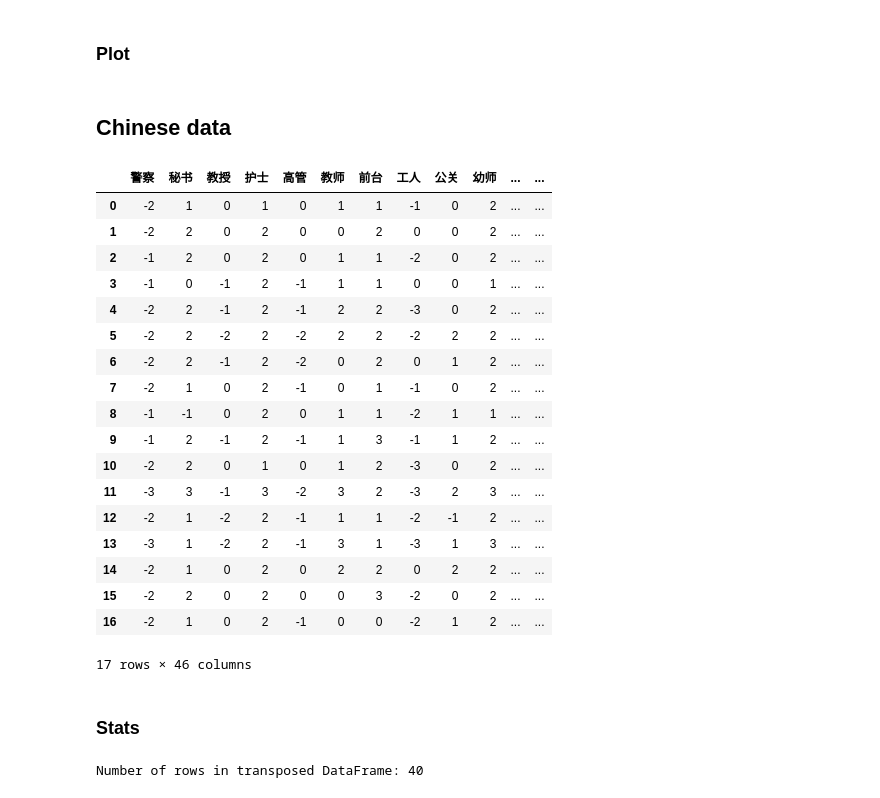
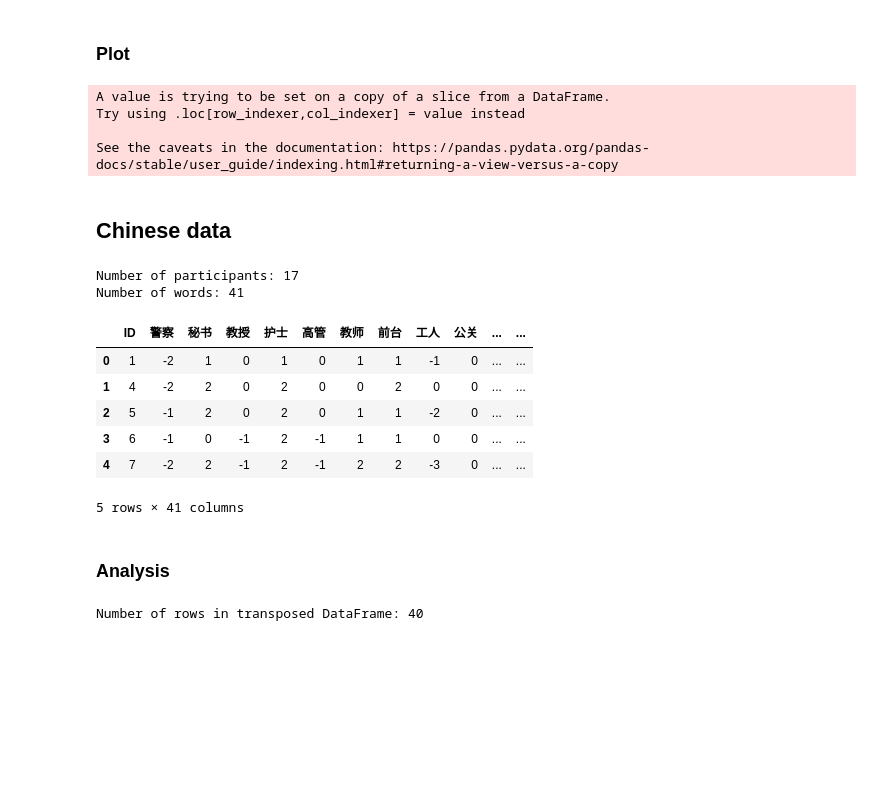
Before and after one commit to partigabor/pcibex-hun, a Jupyter notebook: occupations/occupations.ipynb, the cells around one changed output. Saved outputs shown, nothing was run; the diff lists cells and outputs as text; code cells hidden in the pictures; blank space fills up the shorter version.

Commit message:
update hungarian

```diff
--- a/occupations/occupations.ipynb
+++ b/occupations/occupations.ipynb
@@ -143,0 +166,11 @@ fig.write_image('demographics_hu.png', scale=2, width=1000, height=500)
+# %%
+# Add a new column with the mean of the ratings for each participant
+df_hu['Mean Rating'] = df_hu.iloc[:, 8:].mean(axis=1)
+
+# Separate df_hu into male and female datasets based on the Gender column
+df_hu_male = df_hu[df_hu['Gender'] == 'férfi']
+df_hu_female = df_hu[df_hu['Gender'] == 'nő']
+
+# Show the number of male and female participants
+print(f"Number of male participants: {df_hu_male['Participant id'].nunique()}")
+print(f"Number of female participants: {df_hu_female['Participant id'].nunique()}")
@@ -304,9 +451,11 @@ df_hu.head()
 ### Plot
 # %%
 # Plot the Hungarian data
+# Remove Age and Gender rows
+df_hu_plot = df_hu[~df_hu['hu'].isin(['Age', 'Gender', 'Mean Rating'])]
 
 # Add a color column based on rating sign: feminine (rating > 0), masculine (rating < 0), neutral (rating == 0)
-df_hu['bias'] = df_hu['hu_mean'].apply(
+df_hu_plot['bias'] = df_hu_plot['hu_mean'].apply(
     lambda x: 'Feminine' if x > mean_max else ('Masculine' if x < mean_min else 'Neutral')
 )
 
@@ -317,13 +466,13 @@ color_map = {
 }
 
 fig = px.bar(
-    df_hu,
+    df_hu_plot,
     x='hu',
     y='hu_mean',
     color='bias',
     color_discrete_map = color_map,
     title='Average Rating by Occupation (Gender Bias Highlighted)',
-    labels={'hu': 'Chinese', 'en': 'English', 'bias': 'Bias', 'hu_mean': 'Rating',},
+    labels={'hu': 'Hungarian', 'en': 'English', 'bias': 'Bias', 'hu_mean': 'Rating',},
     hover_data=['zh', 'en', 'hu_mean']
 )
 fig.update_layout(
@@ -341,58 +490,63 @@ fig.write_html('occupations_hu.html')
 
 # Save this as an image
 fig.write_image('occupations_hu.png', scale=2, width=1000, height=500)
+# %% [output]
+A value is trying to be set on a copy of a slice from a DataFrame.
+Try using .loc[row_indexer,col_indexer] = value instead
+
+See the caveats in the documentation: https://pandas.pydata.org/pandas-docs/stable/user_guide/indexing.html#returning-a-view-versus-a-copy
 # %% [markdown]
 ## Chinese data
 # %%
 # Read Chinese data from hu.xlsx
 df_zh = pd.read_excel('ratings_zh.xlsx')
 
-# Define Hungarian attention checks #######################################
+# Define Chinese attention checks #######################################
 zh_attention_checks = ['妈妈', '女画家', '女作家', '爸爸', '男演员', '男作家']
+
+# Drop attention checks
+df_zh.drop(columns=zh_attention_checks, inplace=True)
 
 # Define the mapping for ratings
 rating_map = {
     '完全由男性担任': -3,
     '大多由男性担任': -2,
     '较多由男性担任': -1,
     '男女比例大致相当': 0,
     '较多由女性担任': 1,
     '大多由女性担任': 2,
     '完全由女性担任': 3
 }
 
 # Get columns to convert (skip non-rating columns)
 rating_columns = df_zh.columns[1:]  # assuming first 8 columns are not ratings
 
 # Replace and explicitly infer objects to avoid warning
 for col in rating_columns:
     df_zh[col] = df_zh[col].map(rating_map)
 
-# Drop ID column
-df_zh = df_zh.drop(columns=['ID'])
-df_zh
+# Count and print participants based on unique Participant id
+num_participants = df_zh['ID'].nunique()
+print(f'Number of participants: {num_participants}')
+
+# Count the number of columns starting with the 8th.
+num_columns = len(df_zh.columns)
+print(f'Number of words: {num_columns}')
+
+# Show
+df_zh.head()
 # %% [output]
+Number of participants: 17
+Number of words: 41
-|  | 警察 | 秘书 | 教授 | 护士 | 高管 | 教师 | 前台 | 工人 | 公关 | 幼师 | ... | ... |
-| 0 | -2 | 1 | 0 | 1 | 0 | 1 | 1 | -1 | 0 | 2 | ... | ... |
-| 1 | -2 | 2 | 0 | 2 | 0 | 0 | 2 | 0 | 0 | 2 | ... | ... |
-| 2 | -1 | 2 | 0 | 2 | 0 | 1 | 1 | -2 | 0 | 2 | ... | ... |
-| 3 | -1 | 0 | -1 | 2 | -1 | 1 | 1 | 0 | 0 | 1 | ... | ... |
-| 4 | -2 | 2 | -1 | 2 | -1 | 2 | 2 | -3 | 0 | 2 | ... | ... |
-| 5 | -2 | 2 | -2 | 2 | -2 | 2 | 2 | -2 | 2 | 2 | ... | ... |
-| 6 | -2 | 2 | -1 | 2 | -2 | 0 | 2 | 0 | 1 | 2 | ... | ... |
-| 7 | -2 | 1 | 0 | 2 | -1 | 0 | 1 | -1 | 0 | 2 | ... | ... |
-| 8 | -1 | -1 | 0 | 2 | 0 | 1 | 1 | -2 | 1 | 1 | ... | ... |
-| 9 | -1 | 2 | -1 | 2 | -1 | 1 | 3 | -1 | 1 | 2 | ... | ... |
-| 10 | -2 | 2 | 0 | 1 | 0 | 1 | 2 | -3 | 0 | 2 | ... | ... |
-| 11 | -3 | 3 | -1 | 3 | -2 | 3 | 2 | -3 | 2 | 3 | ... | ... |
-| 12 | -2 | 1 | -2 | 2 | -1 | 1 | 1 | -2 | -1 | 2 | ... | ... |
-| 13 | -3 | 1 | -2 | 2 | -1 | 3 | 1 | -3 | 1 | 3 | ... | ... |
-| 14 | -2 | 1 | 0 | 2 | 0 | 2 | 2 | 0 | 2 | 2 | ... | ... |
-| 15 | -2 | 2 | 0 | 2 | 0 | 0 | 3 | -2 | 0 | 2 | ... | ... |
-| 16 | -2 | 1 | 0 | 2 | -1 | 0 | 0 | -2 | 1 | 2 | ... | ... |
+|  | ID | 警察 | 秘书 | 教授 | 护士 | 高管 | 教师 | 前台 | 工人 | 公关 | ... | ... |
+| 0 | 1 | -2 | 1 | 0 | 1 | 0 | 1 | 1 | -1 | 0 | ... | ... |
+| 1 | 4 | -2 | 2 | 0 | 2 | 0 | 0 | 2 | 0 | 0 | ... | ... |
+| 2 | 5 | -1 | 2 | 0 | 2 | 0 | 1 | 1 | -2 | 0 | ... | ... |
+| 3 | 6 | -1 | 0 | -1 | 2 | -1 | 1 | 1 | 0 | 0 | ... | ... |
+| 4 | 7 | -2 | 2 | -1 | 2 | -1 | 2 | 2 | -3 | 0 | ... | ... |
-17 rows × 46 columns
+5 rows × 41 columns
 # %% [markdown]
-### Stats
+### Analysis
 # %%
 # Transpose results
 df_zh = df_zh[rating_columns].transpose()
```
Also changed, not shown: parts of 17 cells of this notebook, 22 other files.
